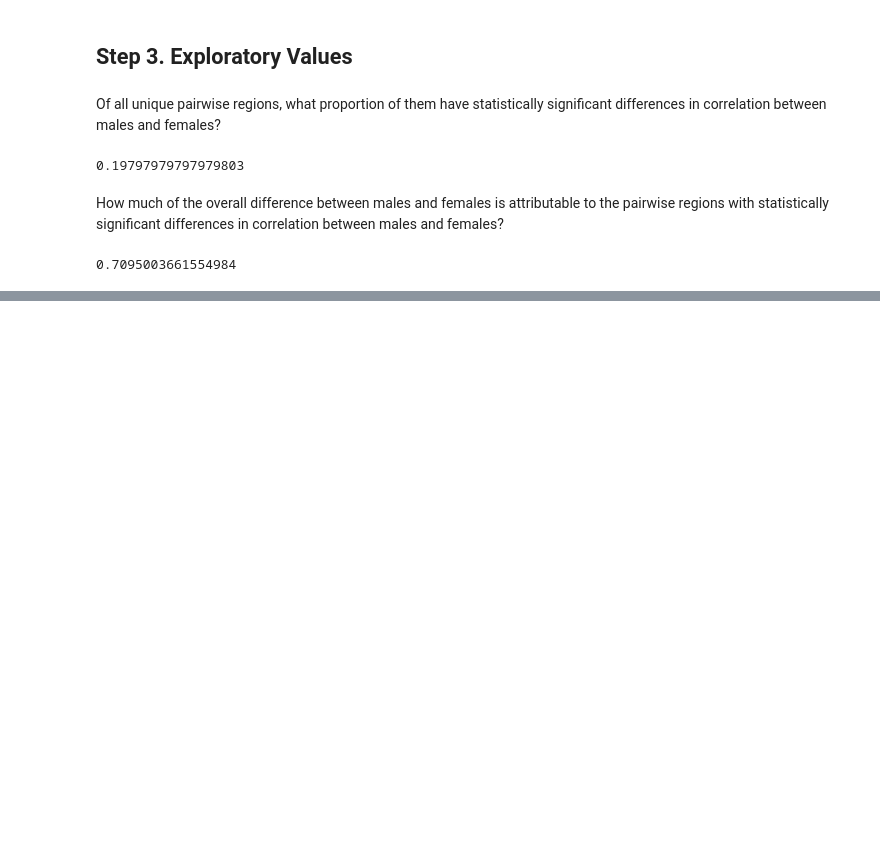
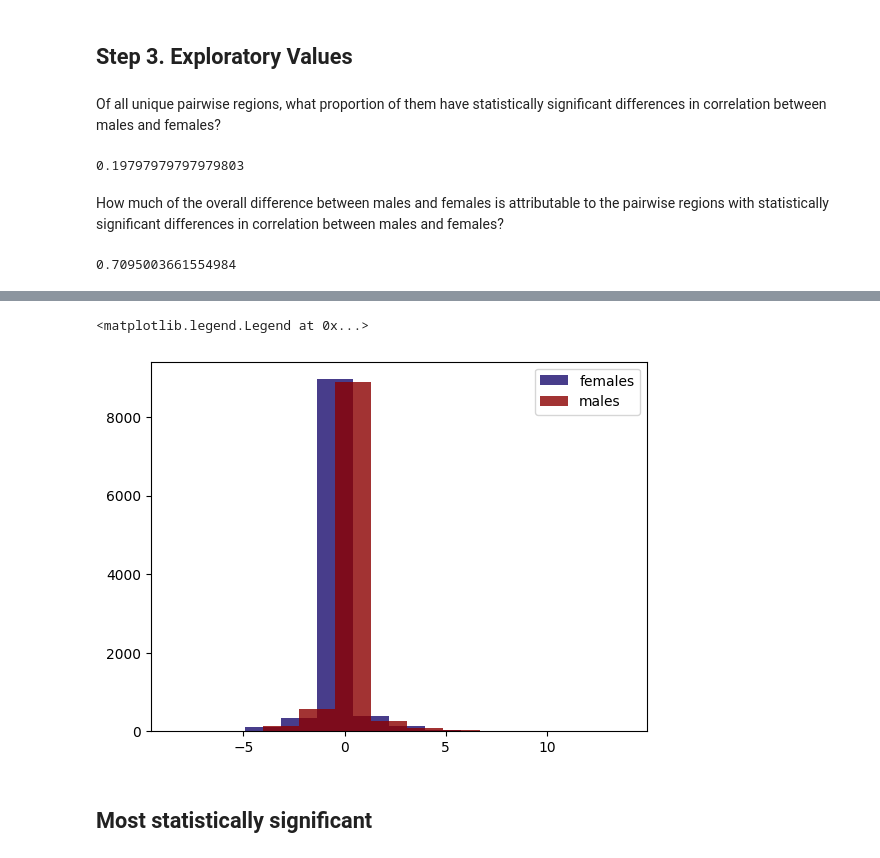
Before and after one commit to AndrewCheng02/DSC180B-Capstone-ProjectA09, a Jupyter notebook: HCP Data.ipynb, the cells around one changed output, grey strips where cells are left out. Cells and saved outputs as stored; diff of their text form; code cells hidden in the pictures; blank space fills up the shorter version.

```diff
--- a/HCP Data.ipynb
+++ b/HCP Data.ipynb
@@ -324,0 +342,11 @@ np.linalg.norm(significant_regions) / observed_overall_diff # proportion of the
+# %%
+plt.hist(f_significant_regions.flatten(), bins=12, label="females", color="darkslateblue")
+plt.hist(m_significant_regions.flatten(), bins=12, label="males", alpha=0.8, color="darkred")
+
+
+plt.legend()
+# %% [output]
+<matplotlib.legend.Legend at 0x...>
+[figure, added]
+# %% [markdown]
+## Most statistically significant
```
Also changed, not shown: parts of 9 cells of this notebook.
